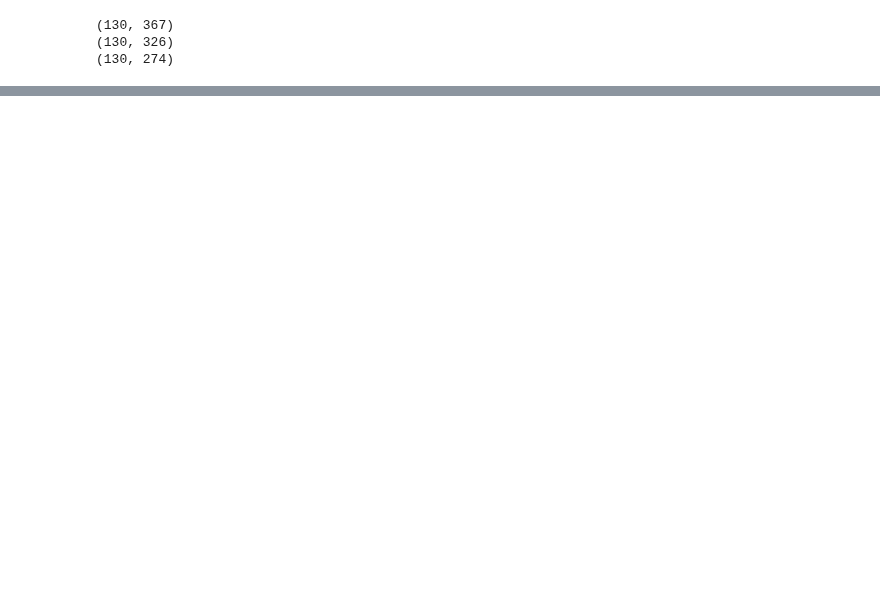
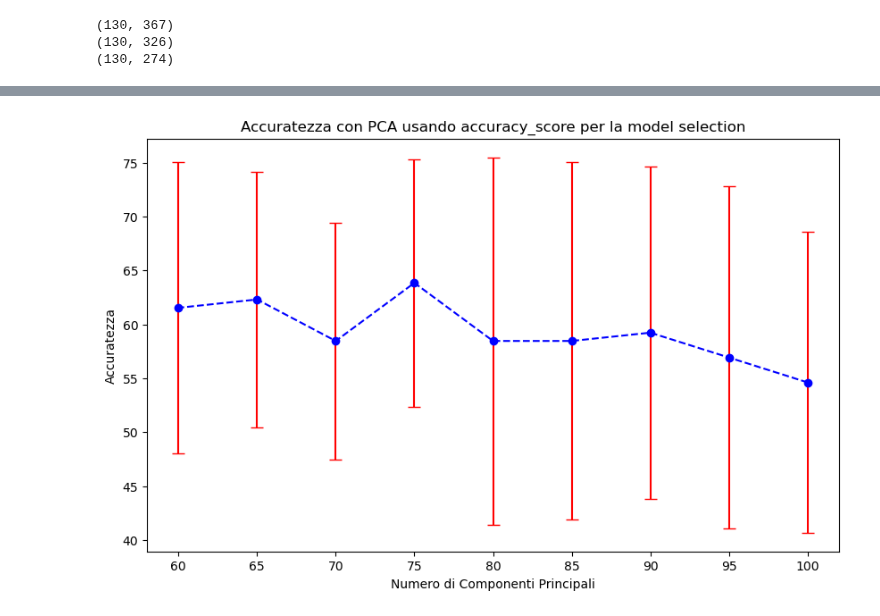
Before and after one commit to chrfum/one-class_classifier, a Jupyter notebook: run-over_classifier/classifiers/svm.ipynb, the cells around one changed output, grey strips where cells are left out. Cells and saved outputs as stored; diff of their text form; code cells hidden in the pictures; blank space fills up the shorter version.

Commit message:
model selection con PCA, TruncatedSVD e FastICA e relativi grafici

```diff
--- a/run-over_classifier/classifiers/svm.ipynb
+++ b/run-over_classifier/classifiers/svm.ipynb
@@ -233,0 +291,5 @@ scores_df
+# %%
+for n_comps in np.arange(100, 59, -5):
+    scores_df = add_record(scores_df, nested_cv_extended(X, random_seed, TruncatedSVD, n_outer_folds=13, n_inner_folds=6, n_components=n_comps, mod_selection_score=f1_score))
+
+scores_df
@@ -233,0 +325,5 @@ scores_df
+# %%
+for n_comps in np.arange(90, 64, -5):
+    scores_df = add_record(scores_df, nested_cv_extended(X, random_seed, FastICA, n_outer_folds=10, n_inner_folds=6, n_components=n_comps))
+
+scores_df
@@ -233,0 +348,5 @@ scores_df
+# %%
+for n_comps in np.arange(90, 59, -5):
+    scores_df = add_record(scores_df, nested_cv_extended(X, random_seed, FastICA, n_outer_folds=10, n_inner_folds=6, n_components=n_comps, mod_selection_score=f1_score))
+
+scores_df
@@ -238,0 +399,17 @@ with open(file_path, "wb") as file:
+# %%
+def plot_error_bar(df, n_init, n_end, decomposition, score):
+    df = df.iloc[n_init:n_end+1]
+    n_comps = df['n_components']
+    accuracy_mean = df['accuracy mean']
+    accuracy_std = df['accuracy std']
+
+    plt.figure(figsize=(10, 6))
+    plt.errorbar(n_comps, accuracy_mean, yerr=accuracy_std, fmt='o', linestyle='--', color='b', ecolor='r', capsize=5)
+    plt.title('Accuratezza con ' + decomposition + ' usando ' + score + " per la model selection")
+    plt.xlabel('Numero di Componenti Principali')
+    plt.ylabel('Accuratezza')
+    plt.show()
+# %%
+plot_error_bar(scores_df, 0, 8, 'PCA', 'accuracy_score')
+# %% [output]
+[figure, added]
```
Also changed, not shown: parts of 16 cells of this notebook.
